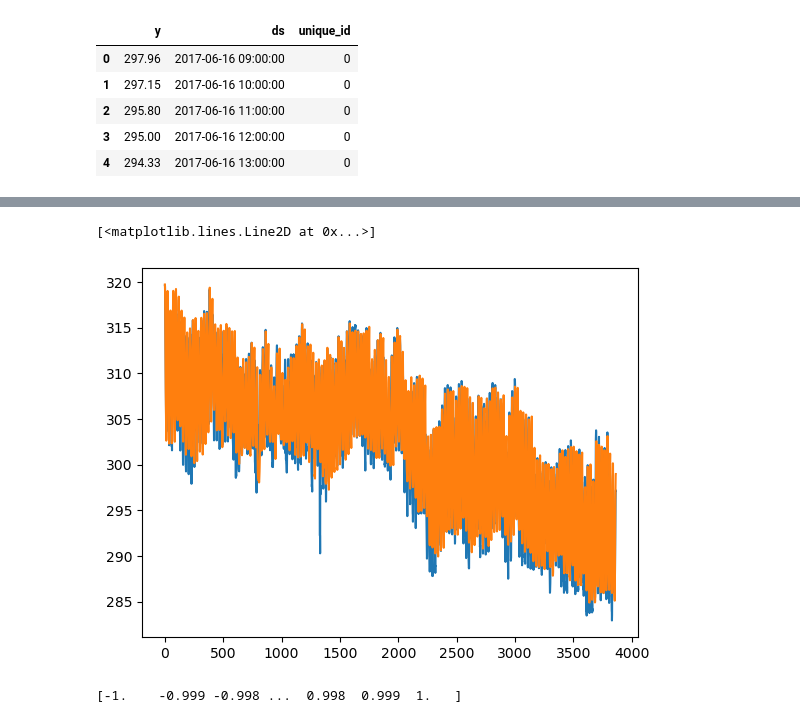
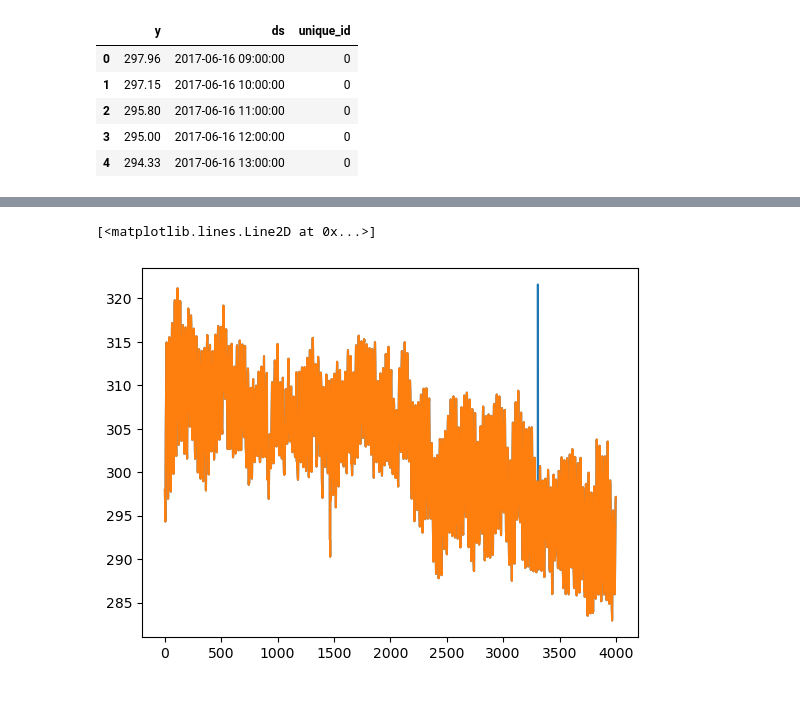
Before and after one commit to PieroPaialungaAI/AnomalyDetectionNixtla, a Jupyter notebook: temp.ipynb, the cells around one changed output, grey strips where cells are left out. Drawn from its saved outputs; the diff is of its cells as text; code cells hidden in the pictures.

Commit message:
Adding the Nixtla client preprocessing

```diff
--- a/temp.ipynb
+++ b/temp.ipynb
@@ -163,11 +110,12 @@ INFO:nixtla.nixtla_client:Calling Anomaly Detector Endpoint...
-# %%
-import matplotlib.pyplot as plt
-plt.plot(anomalies_df['y'])
-plt.plot(anomalies_df['TimeGPT'])
-# %% [output]
-[<matplotlib.lines.Line2D at 0x...>]
-[figure, removed]
-# %%
-np.arange(-1,1.001,0.001)
-# %% [output]
-[-1.    -0.999 -0.998 ...  0.998  0.999  1.   ]
+# %%
+from anomaly_calibrator import *
+anomaly_calibrator = AnomalyCalibrator(processed_data = preprocessed_data)
+anomaly_calibrator.build_possible_locations(num_signals = 20)
+anomaly_calibrator.build_anomalous_dataset()
+anomaly_calibrator.load_nixtla_client()
+# %%
+plt.plot(anomaly_calibrator.anomalous_signal)
+plt.plot(anomaly_calibrator.input_signal)
+# %% [output]
+[<matplotlib.lines.Line2D at 0x...>]
+[figure, added]
```
Also changed, not shown: parts of 4 cells of this notebook, 3 other files.
